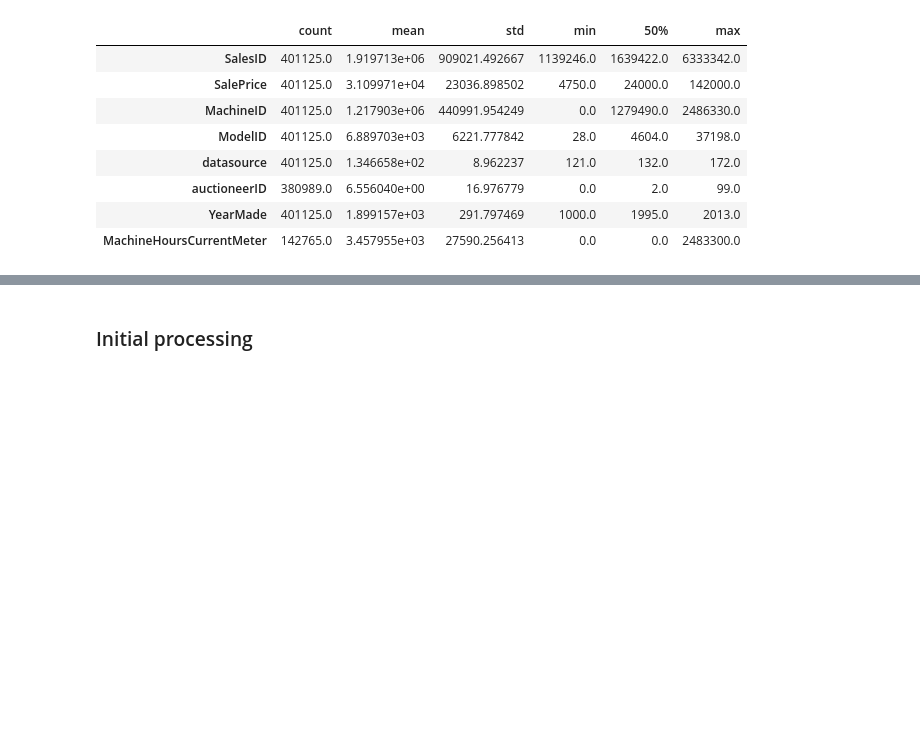
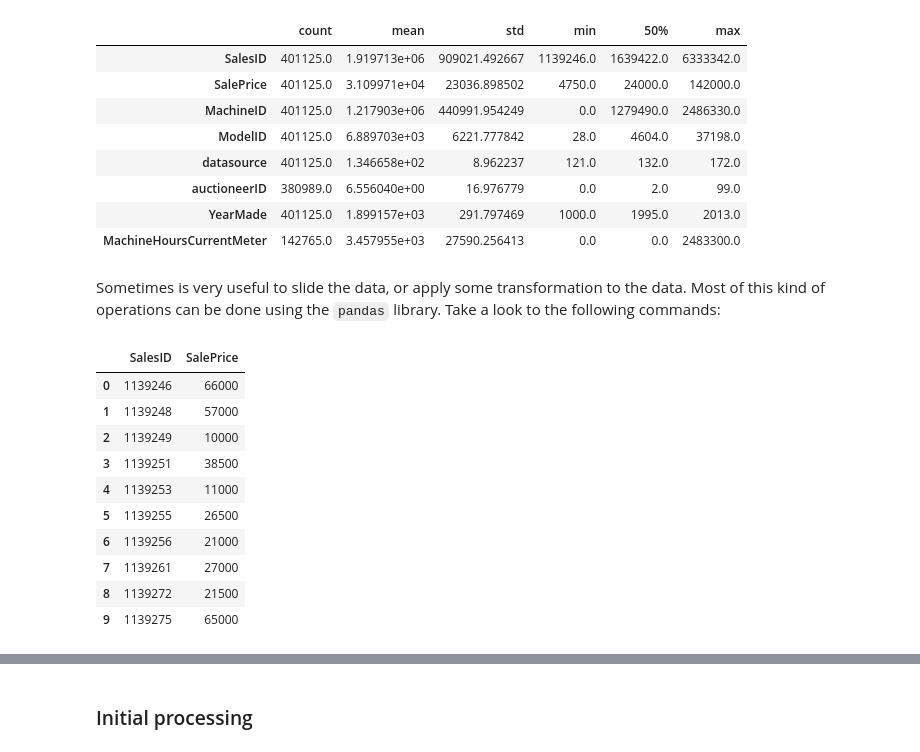
Before and after one commit to franperezlopez/mlcourse, a Jupyter notebook: notebooks/ml1.ipynb, the cells around one changed output, grey strips where cells are left out. Cells and saved outputs as stored; diff of their text form; code cells hidden in the pictures; blank space fills up the shorter version.

```diff
--- a/notebooks/ml1.ipynb
+++ b/notebooks/ml1.ipynb
@@ -159,3 +161,22 @@ df_raw.describe(percentiles=[.5]).T
 | auctioneerID | 380989.0 | 6.556040e+00 | 16.976779 | 0.0 | 2.0 | 99.0 |
 | YearMade | 401125.0 | 1.899157e+03 | 291.797469 | 1000.0 | 1995.0 | 2013.0 |
 | MachineHoursCurrentMeter | 142765.0 | 3.457955e+03 | 27590.256413 | 0.0 | 0.0 | 2483300.0 |
+# %% [markdown]
+Sometimes is very useful to slide the data, or apply some transformation to the data. Most of this kind of operations can be done using the `pandas` library. Take a look to the following commands:
+# %%
+# return an slice of columns
+df_raw[['SalesID','SalePrice']].head(10)
+# it's equivalent to
+#df_raw.loc[:,['SalesID','SalePrice']]
+# %% [output]
+|  | SalesID | SalePrice |
+| 0 | 1139246 | 66000 |
+| 1 | 1139248 | 57000 |
+| 2 | 1139249 | 10000 |
+| 3 | 1139251 | 38500 |
+| 4 | 1139253 | 11000 |
+| 5 | 1139255 | 26500 |
+| 6 | 1139256 | 21000 |
+| 7 | 1139261 | 27000 |
+| 8 | 1139272 | 21500 |
+| 9 | 1139275 | 65000 |
```
Also changed, not shown: parts of 30 cells of this notebook, 1 other file.
